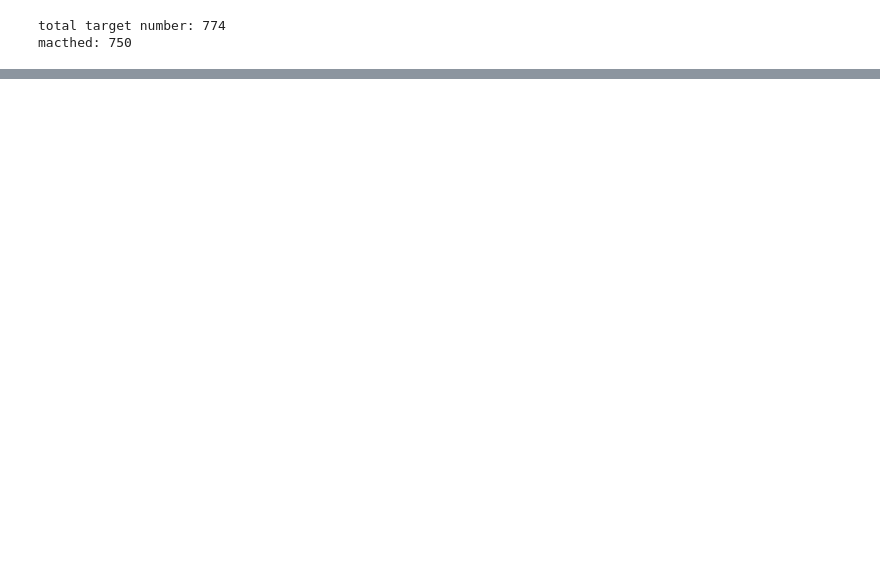
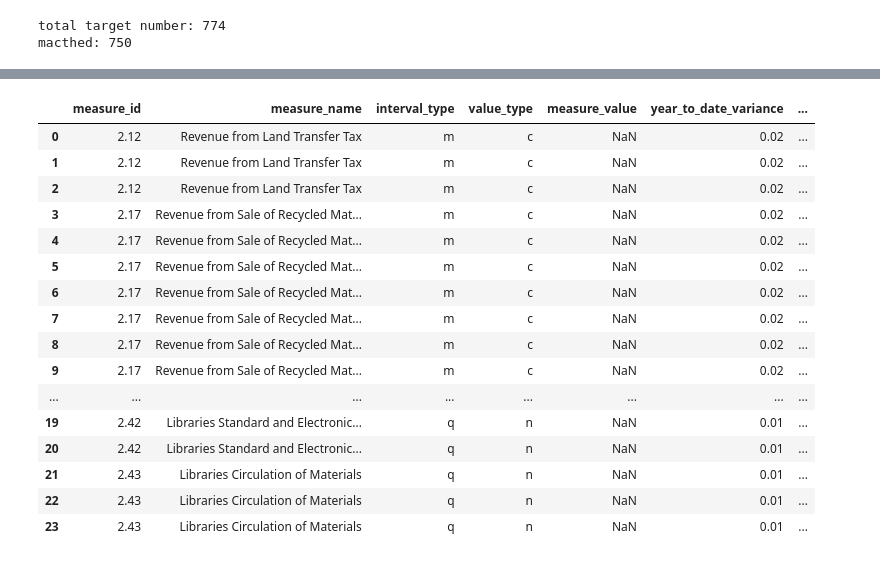
Before and after one commit to open-data-toronto/operations, a Jupyter notebook: snippets/load_progress_portal.ipynb, the cells around one changed output, grey strips where cells are left out. Cells and saved outputs as stored; diff of their text form; code cells hidden in the pictures; blank space fills up the shorter version.

```diff
--- a/snippets/load_progress_portal.ipynb
+++ b/snippets/load_progress_portal.ipynb
@@ -151,0 +194,20 @@ compare_df[compare_df['matched'] != True]
+# %%
+df_target_wo_vs[df_measure_target.columns]
+# %% [output]
+|  | measure_id | measure_name | interval_type | value_type | measure_value | year_to_date_variance | ... |
+| 0 | 2.12 | Revenue from Land Transfer Tax | m | c | NaN | 0.02 | ... |
+| 1 | 2.12 | Revenue from Land Transfer Tax | m | c | NaN | 0.02 | ... |
+| 2 | 2.12 | Revenue from Land Transfer Tax | m | c | NaN | 0.02 | ... |
+| 3 | 2.17 | Revenue from Sale of Recycled Mat... | m | c | NaN | 0.02 | ... |
+| 4 | 2.17 | Revenue from Sale of Recycled Mat... | m | c | NaN | 0.02 | ... |
+| 5 | 2.17 | Revenue from Sale of Recycled Mat... | m | c | NaN | 0.02 | ... |
+| 6 | 2.17 | Revenue from Sale of Recycled Mat... | m | c | NaN | 0.02 | ... |
+| 7 | 2.17 | Revenue from Sale of Recycled Mat... | m | c | NaN | 0.02 | ... |
+| 8 | 2.17 | Revenue from Sale of Recycled Mat... | m | c | NaN | 0.02 | ... |
+| 9 | 2.17 | Revenue from Sale of Recycled Mat... | m | c | NaN | 0.02 | ... |
+| ... | ... | ... | ... | ... | ... | ... | ... |
+| 19 | 2.42 | Libraries Standard and Electronic... | q | n | NaN | 0.01 | ... |
+| 20 | 2.42 | Libraries Standard and Electronic... | q | n | NaN | 0.01 | ... |
+| 21 | 2.43 | Libraries Circulation of Materials | q | n | NaN | 0.01 | ... |
+| 22 | 2.43 | Libraries Circulation of Materials | q | n | NaN | 0.01 | ... |
+| 23 | 2.43 | Libraries Circulation of Materials | q | n | NaN | 0.01 | ... |
```
Also changed, not shown: parts of 15 cells of this notebook.
